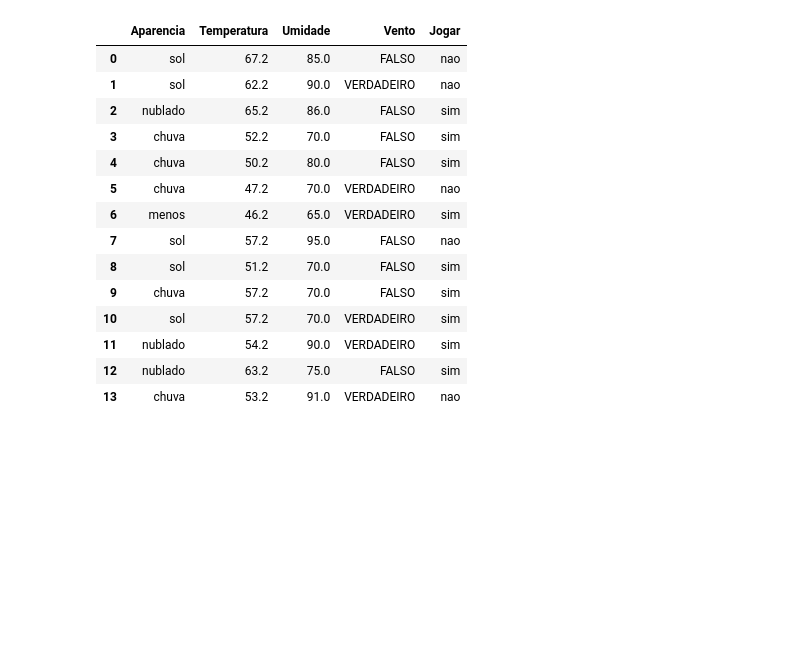
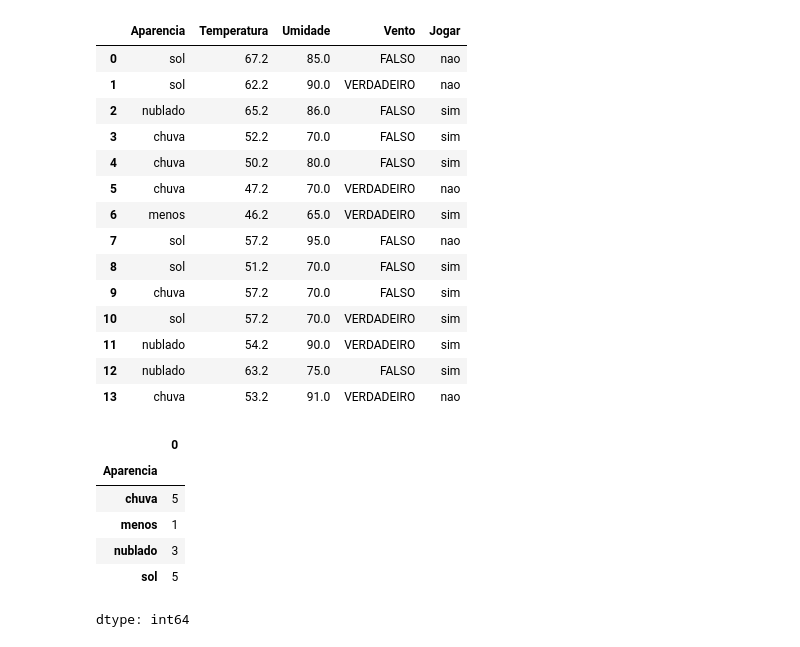
Before and after one commit to eriksilva01/tempo_tratamento_de_dados, a Jupyter notebook: tempo_udemyII.ipynb, the cells around one changed output. Saved outputs shown, nothing was run; the diff lists cells and outputs as text; code cells hidden in the pictures; blank space fills up the shorter version.

```diff
--- a/tempo_udemyII.ipynb
+++ b/tempo_udemyII.ipynb
@@ -221,3 +224,14 @@ df
 | 11 | nublado | 54.2 | 90.0 | VERDADEIRO | sim |
 | 12 | nublado | 63.2 | 75.0 | FALSO | sim |
 | 13 | chuva | 53.2 | 91.0 | VERDADEIRO | nao |
+# %%
+# Verificando quais as condições na coluna e quantos em cada condição
+df.groupby(df['Aparencia']).size()
+# %% [output]
+|  | 0 |
+| Aparencia |  |
+| chuva | 5 |
+| menos | 1 |
+| nublado | 3 |
+| sol | 5 |
+dtype: int64
```
Also changed, not shown: parts of 4 cells of this notebook.
